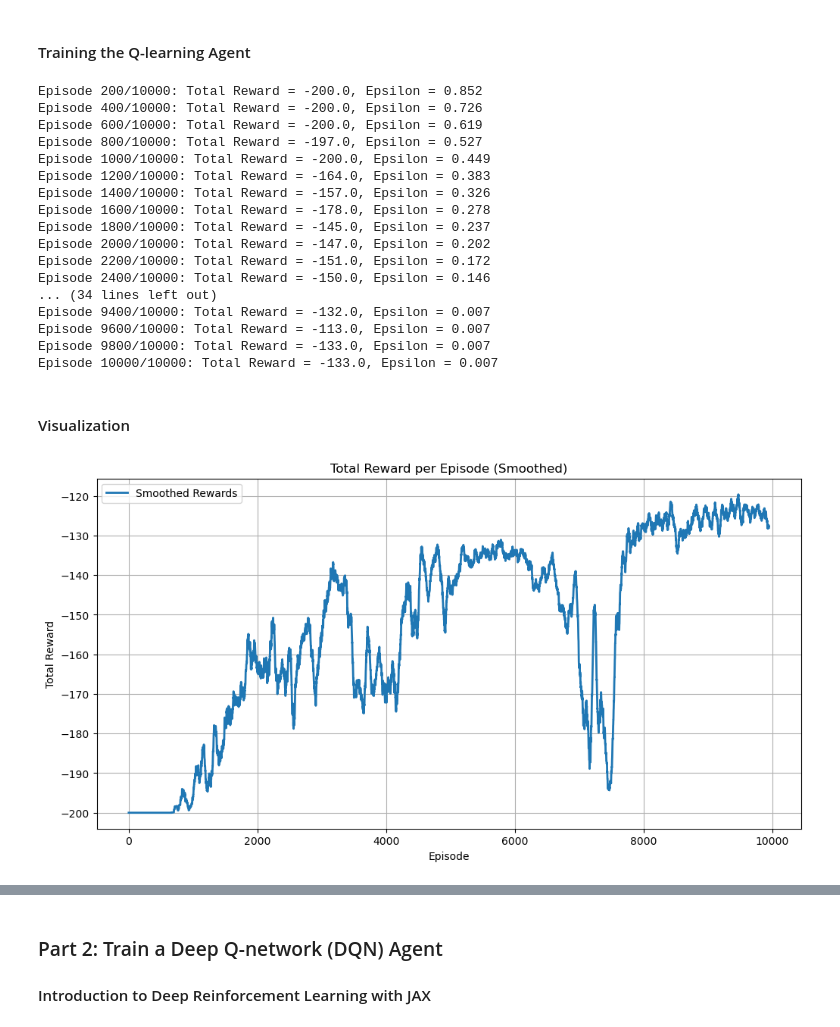
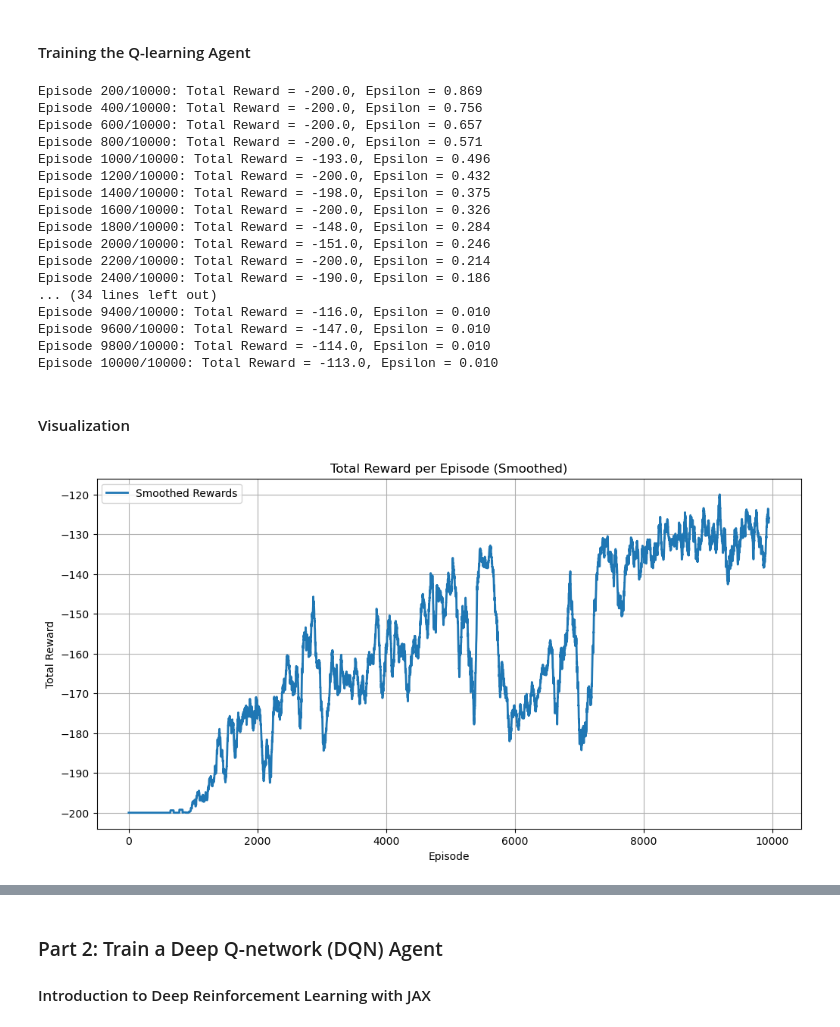
Before and after one commit to RaiderG0d/AAA, a Jupyter notebook: P2/AAA2425_P2_04.ipynb, the cells around one changed output, grey strips where cells are left out. Cells and saved outputs as stored; diff of their text form; code cells hidden in the pictures.

```diff
--- a/P2/AAA2425_P2_04.ipynb
+++ b/P2/AAA2425_P2_04.ipynb
@@ -65,8 +65,8 @@ def epsilon_greedy(state, epsilon):
 alpha = 0.1  # Decreased learning rate
 gamma = 0.99  # Increased discount factor
 epsilon = 1.0  # Start with high exploration
-epsilon_decay = 0.9992 # Decay epsilon
-min_epsilon = 0.005
+epsilon_decay = 0.9993 # Decay epsilon
+min_epsilon = 0.01
 num_episodes = 10000  # Increased number of episodes
 num_steps = 200
 
@@ -106,23 +106,23 @@ for i in range(num_episodes):
 
 env.close()
 # %% [output]
-Episode 200/10000: Total Reward = -200.0, Epsilon = 0.852
-Episode 400/10000: Total Reward = -200.0, Epsilon = 0.726
-Episode 600/10000: Total Reward = -200.0, Epsilon = 0.619
-Episode 800/10000: Total Reward = -197.0, Epsilon = 0.527
-Episode 1000/10000: Total Reward = -200.0, Epsilon = 0.449
-Episode 1200/10000: Total Reward = -164.0, Epsilon = 0.383
-Episode 1400/10000: Total Reward = -157.0, Epsilon = 0.326
-Episode 1600/10000: Total Reward = -178.0, Epsilon = 0.278
-Episode 1800/10000: Total Reward = -145.0, Epsilon = 0.237
-Episode 2000/10000: Total Reward = -147.0, Epsilon = 0.202
-Episode 2200/10000: Total Reward = -151.0, Epsilon = 0.172
-Episode 2400/10000: Total Reward = -150.0, Epsilon = 0.146
+Episode 200/10000: Total Reward = -200.0, Epsilon = 0.869
+Episode 400/10000: Total Reward = -200.0, Epsilon = 0.756
+Episode 600/10000: Total Reward = -200.0, Epsilon = 0.657
+Episode 800/10000: Total Reward = -200.0, Epsilon = 0.571
+Episode 1000/10000: Total Reward = -193.0, Epsilon = 0.496
+Episode 1200/10000: Total Reward = -200.0, Epsilon = 0.432
+Episode 1400/10000: Total Reward = -198.0, Epsilon = 0.375
+Episode 1600/10000: Total Reward = -200.0, Epsilon = 0.326
+Episode 1800/10000: Total Reward = -148.0, Epsilon = 0.284
+Episode 2000/10000: Total Reward = -151.0, Epsilon = 0.246
+Episode 2200/10000: Total Reward = -200.0, Epsilon = 0.214
+Episode 2400/10000: Total Reward = -190.0, Epsilon = 0.186
 ... (34 lines left out)
-Episode 9400/10000: Total Reward = -132.0, Epsilon = 0.007
-Episode 9600/10000: Total Reward = -113.0, Epsilon = 0.007
-Episode 9800/10000: Total Reward = -133.0, Epsilon = 0.007
-Episode 10000/10000: Total Reward = -133.0, Epsilon = 0.007
+Episode 9400/10000: Total Reward = -116.0, Epsilon = 0.010
+Episode 9600/10000: Total Reward = -147.0, Epsilon = 0.010
+Episode 9800/10000: Total Reward = -114.0, Epsilon = 0.010
+Episode 10000/10000: Total Reward = -113.0, Epsilon = 0.010
 # %% [markdown]
 #### Visualization
 # %%
@@ -130,39 +130,39 @@ Episode 10000/10000: Total Reward = -133.0, Epsilon = 0.007
 def moving_average(data, window_size):
     return np.convolve(data, np.ones(window_size)/window_size, mode='valid')
 
-smoothed_rewards = moving_average(rewards, window_size=50)
+smoothed_rewards_qlearning = moving_average(rewards, window_size=50)
 
 # Plotting the results
 plt.figure(figsize=(12, 6))
-plt.plot(smoothed_rewards, label='Smoothed Rewards', linewidth=2)
+plt.plot(smoothed_rewards_qlearning, label='Smoothed Rewards', linewidth=2)
 plt.xlabel('Episode')
 plt.ylabel('Total Reward')
 plt.title('Total Reward per Episode (Smoothed)')
 plt.grid(True)
 plt.legend()
 plt.show()
 
 
 
 # def simple_moving_average(data, window):
 #     return np.convolve(data, np.ones(window), 'valid') / window
 
 # window_size = 100
 # sma_rewards = simple_moving_average(rewards, window_size)
 
 # plt.figure(figsize=(12, 5))
 
 # plt.subplot(1, 2, 1)
 # plt.plot(sma_rewards)
 # plt.title('Simple Moving Average Reward (window=100)')
 # plt.xlabel('Episode')
 # plt.ylabel('SMA Reward')
 
 
 # plt.tight_layout()
 plt.show()
 # %% [output]
-[figure, old version]
+[figure, new version]
 # %%
 # Plotting the results
 plt.plot(rewards)
```
Also changed, not shown: parts of 12 cells of this notebook.
